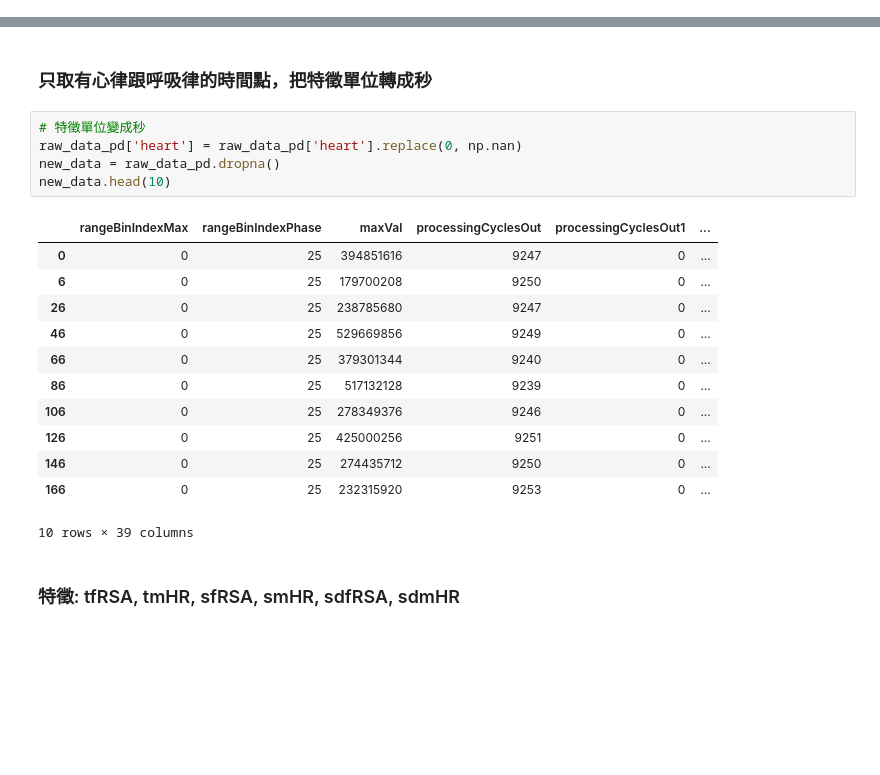
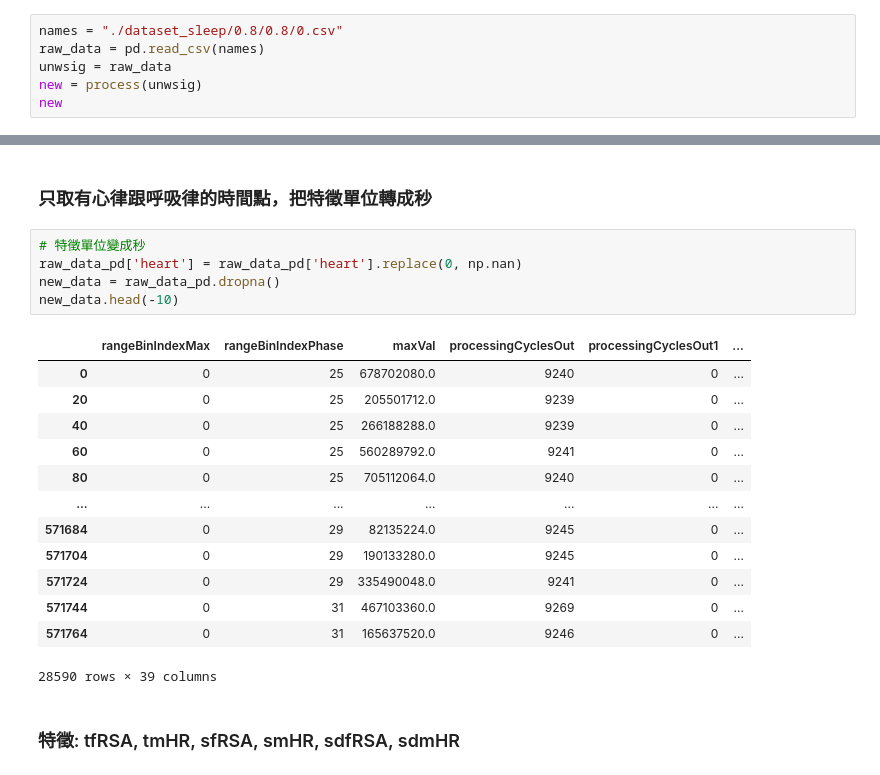
Before and after one commit to ananzeng/mmwave_vsd, a Jupyter notebook: feature.ipynb, the cells around one changed output, grey strips where cells are left out. Cells and saved outputs as stored; diff of their text form; blank space fills up the shorter version.

```diff
--- a/feature.ipynb
+++ b/feature.ipynb
@@ -14,3 +1,9 @@ sns.set()
+# %%
+names = "./dataset_sleep/0.8/0.8/0.csv"
+raw_data = pd.read_csv(names)
+unwsig = raw_data
+new = process(unwsig)
+new
 # %% [markdown]
 ### Function
 # %%
@@ -121,21 +152,22 @@ memory usage: 66.7+ MB
 # %%
 # 特徵單位變成秒
 raw_data_pd['heart'] = raw_data_pd['heart'].replace(0, np.nan)
 new_data = raw_data_pd.dropna()
-new_data.head(10)
+new_data.head(-10)
 # %% [output]
 |  | rangeBinIndexMax | rangeBinIndexPhase | maxVal | processingCyclesOut | processingCyclesOut1 | ... |
-| 0 | 0 | 25 | 394851616 | 9247 | 0 | ... |
-| 6 | 0 | 25 | 179700208 | 9250 | 0 | ... |
-| 26 | 0 | 25 | 238785680 | 9247 | 0 | ... |
-| 46 | 0 | 25 | 529669856 | 9249 | 0 | ... |
-| 66 | 0 | 25 | 379301344 | 9240 | 0 | ... |
-| 86 | 0 | 25 | 517132128 | 9239 | 0 | ... |
-| 106 | 0 | 25 | 278349376 | 9246 | 0 | ... |
-| 126 | 0 | 25 | 425000256 | 9251 | 0 | ... |
-| 146 | 0 | 25 | 274435712 | 9250 | 0 | ... |
-| 166 | 0 | 25 | 232315920 | 9253 | 0 | ... |
+| 0 | 0 | 25 | 678702080.0 | 9240 | 0 | ... |
+| 20 | 0 | 25 | 205501712.0 | 9239 | 0 | ... |
+| 40 | 0 | 25 | 266188288.0 | 9239 | 0 | ... |
+| 60 | 0 | 25 | 560289792.0 | 9241 | 0 | ... |
+| 80 | 0 | 25 | 705112064.0 | 9240 | 0 | ... |
+| ... | ... | ... | ... | ... | ... | ... |
+| 571684 | 0 | 29 | 82135224.0 | 9245 | 0 | ... |
+| 571704 | 0 | 29 | 190133280.0 | 9245 | 0 | ... |
+| 571724 | 0 | 29 | 335490048.0 | 9241 | 0 | ... |
+| 571744 | 0 | 31 | 467103360.0 | 9269 | 0 | ... |
+| 571764 | 0 | 31 | 165637520.0 | 9246 | 0 | ... |
-10 rows × 39 columns
+28590 rows × 39 columns
 # %% [markdown]
 ### 特徵: tfRSA, tmHR, sfRSA, smHR, sdfRSA, sdmHR
 # %%
```
Also changed, not shown: parts of 22 cells of this notebook.
